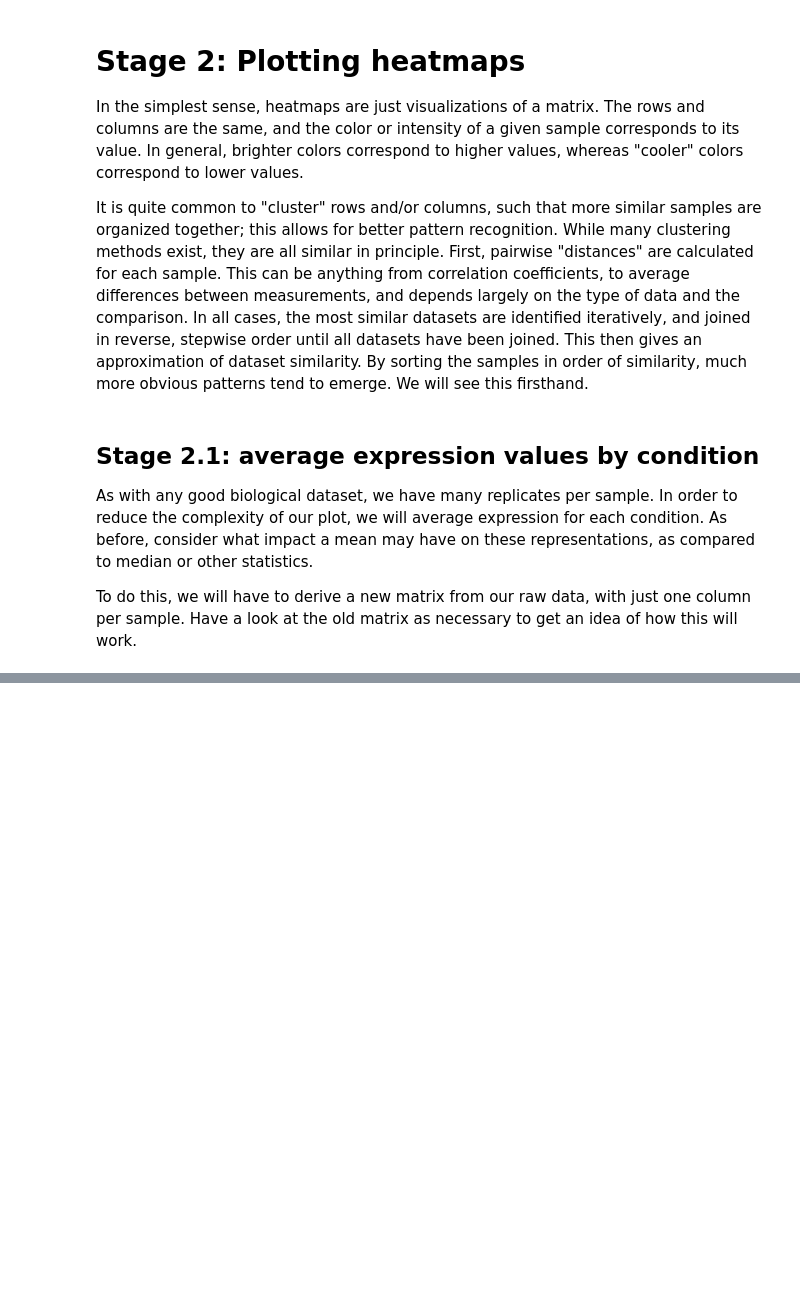
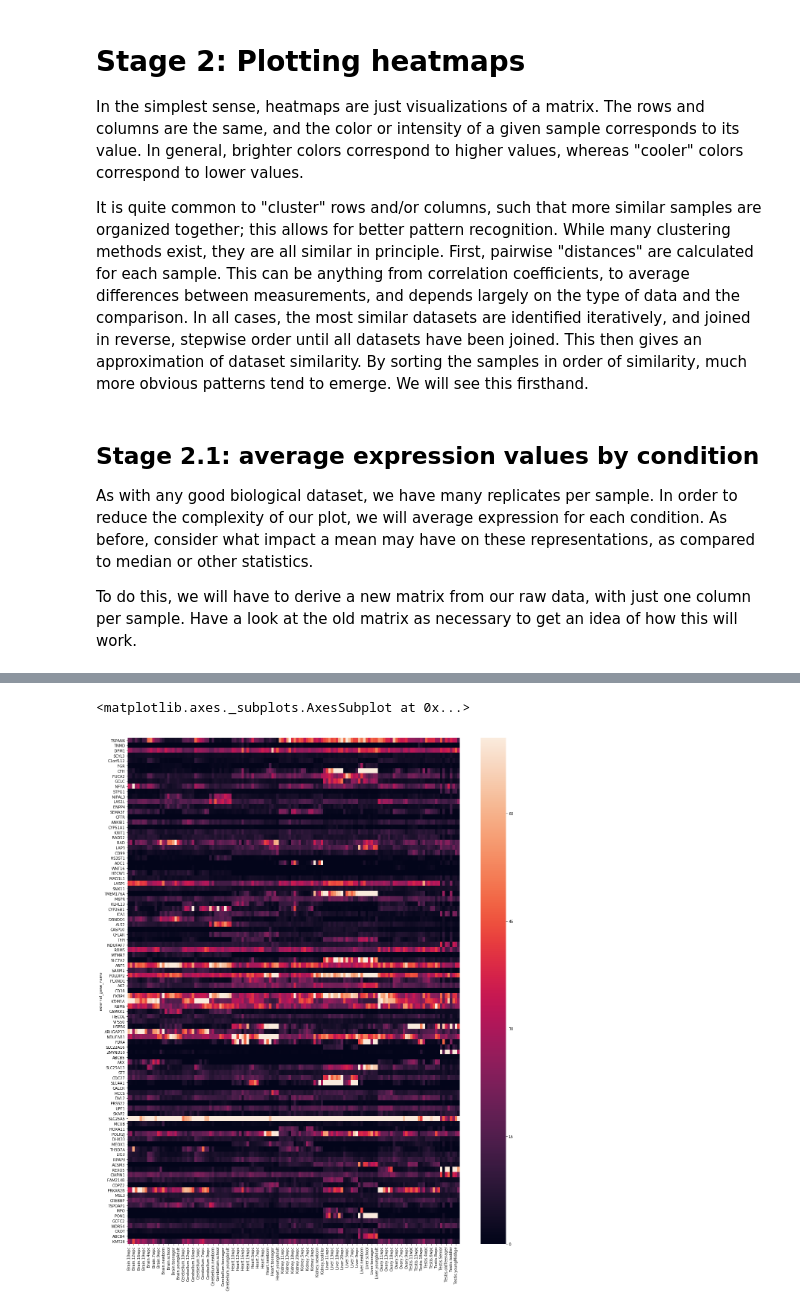
Before and after one commit to morimotolab/systems_class, a Jupyter notebook: 03_optional_visualization_exercises.ipynb, the cells around one changed output, grey strips where cells are left out. Saved outputs shown, nothing was run; the diff lists cells and outputs as text; code cells hidden in the pictures; blank space fills up the shorter version.

Commit message:
Further exploration of heatmapping added. Ready for review.

```diff
--- a/03_optional_visualization_exercises.ipynb
+++ b/03_optional_visualization_exercises.ipynb
@@ -201,9 +203,10 @@ As with any good biological dataset, we have many replicates per sample. In orde
 To do this, we will have to derive a new matrix from our raw data, with just one column per sample. Have a look at the old matrix as necessary to get an idea of how this will work.
 # %%
 #first, make the new column names, which will be the unique values after stripping replicate number
-mean_cols = counts.columns
+mean_cols = list(counts.columns)
+regex = re.compile('\.\d+$') #i.e. ".[one or more digits][end of string]"
 for i in range(len(mean_cols)):
-    mean_cols[i] = mean_cols[i][0:(len(mean_cols[i]) - 2)]
+    mean_cols[i] = mean_cols[i][0:regex.search(mean_cols[i]).start()] #remove the regex shown above
 mean_cols = np.unique(mean_cols)
 mean_cols
 # %% [output]
@@ -210,0 +230,4 @@ TypeError: Index does not support mutable operations
+# %%
+#now create an empty data frame that we will fill with mean values
+mean_counts = pd.DataFrame(columns = mean_cols, index = counts.index)
+mean_counts.head()
@@ -210,0 +243,21 @@ TypeError: Index does not support mutable operations
+# %%
+# now we will iterate through each condition and get the mean expression value for each gene
+for condition in mean_cols:
+    #first, get the column names of all replicates for a given condition
+    replicates = []
+    for column in counts.columns:
+        if column.startswith(condition):
+            replicates.append(column)
+
+    #then create a subset of counts with just those columns
+    subset = counts[replicates]
+
+    #now take the mean value of every row
+    column_means = subset.apply(
+    np.mean,
+    axis='columns')
+
+    #and place these means in our means dataframe
+    mean_counts[condition] = column_means
+
+mean_counts.head()
@@ -210,0 +287,8 @@ TypeError: Index does not support mutable operations
+# %%
+plt.rcParams["figure.figsize"] = (20,25) #change this to accommodate large plot
+example_subset = mean_counts.iloc[0:99,:]
+sns.heatmap(data = example_subset,
+            robust = True) #robust sets the color scale to more realistic values for visualization
+# %% [output]
+<matplotlib.axes._subplots.AxesSubplot at 0x...>
+[figure, added]
```
Also changed, not shown: parts of 13 cells of this notebook.
